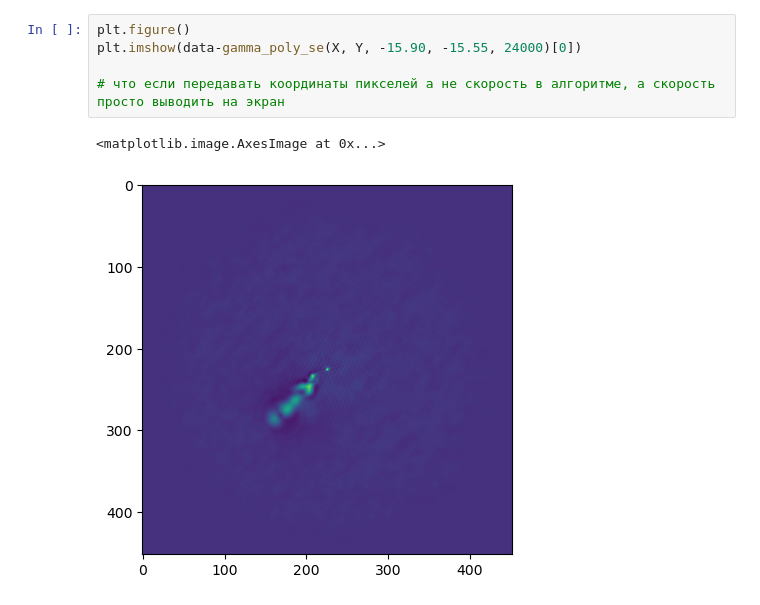
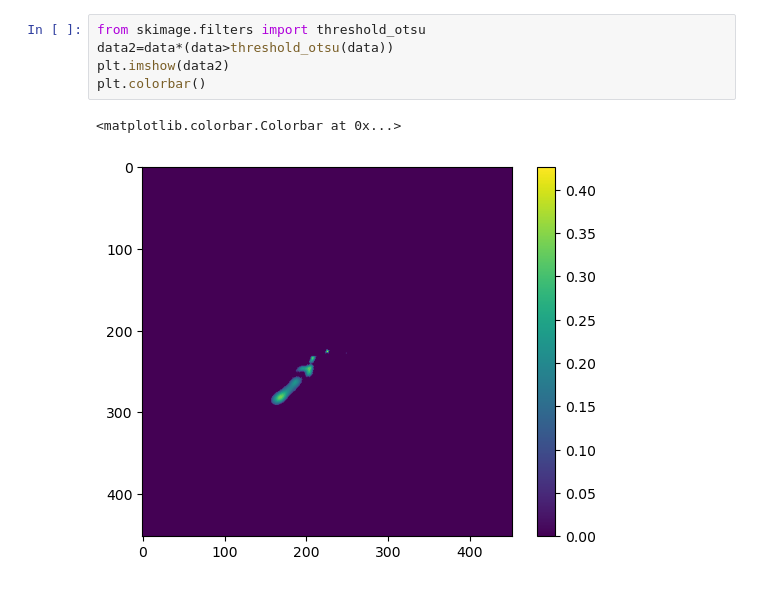
Before and after one commit to AntonMate/domecam, a Jupyter notebook: curvefitting_se.ipynb, the cells around one changed output. Saved outputs shown, nothing was run; the diff lists cells and outputs as text.

```diff
--- a/curvefitting_se.ipynb
+++ b/curvefitting_se.ipynb
@@ -99,13 +98,13 @@ ax4.set_title(f'auto-corr, {data0.shape}')
 Text(0.5, 1.0, 'auto-corr, (452, 452)')
 [figure]
 # %%
-plt.figure()
-plt.imshow(data-gamma_poly_se(X, Y, -15.90, -15.55, 24000)[0])
-
-# что если передавать координаты пикселей а не скорость в алгоритме, а скорость просто выводить на экран
+from skimage.filters import threshold_otsu
+data2=data*(data>threshold_otsu(data))
+plt.imshow(data2)
+plt.colorbar()
 # %% [output]
-<matplotlib.image.AxesImage at 0x...>
+<matplotlib.colorbar.Colorbar at 0x...>
-[figure, old version]
+[figure, new version]
 # %%
 def multi_speckle_fit(params=None, ydata=None):
     global xdata, sec_per_frame, latency, delta
```
Also changed, not shown: parts of 7 cells of this notebook, 1 other file.
